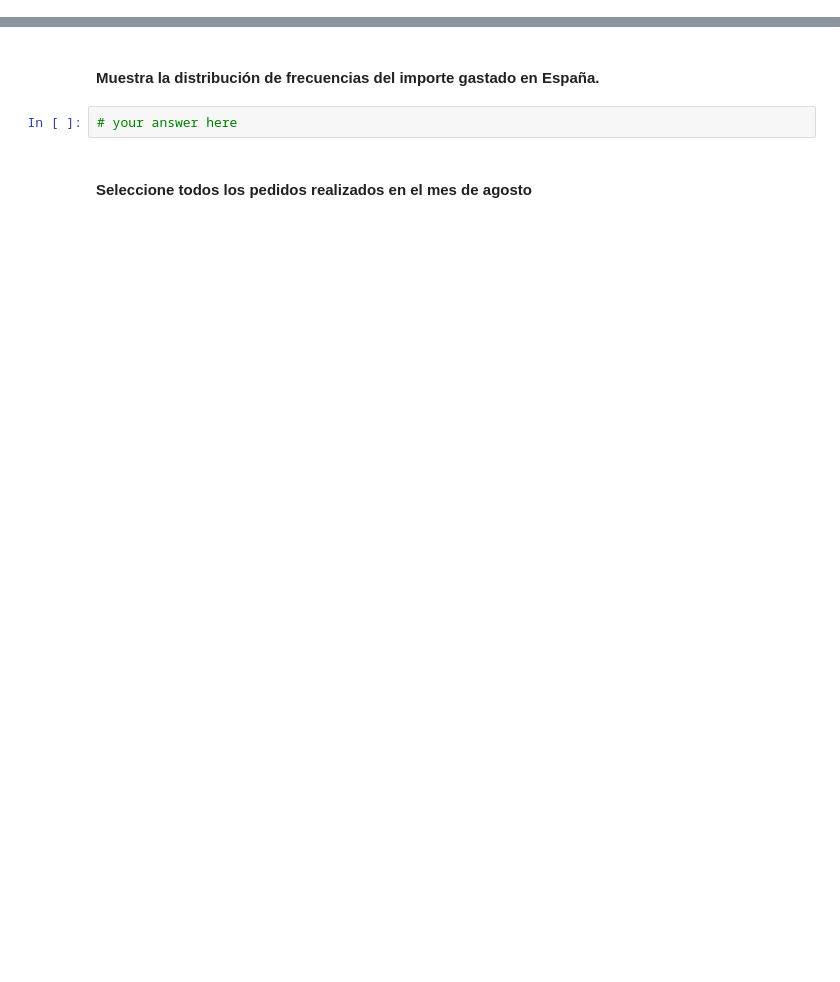
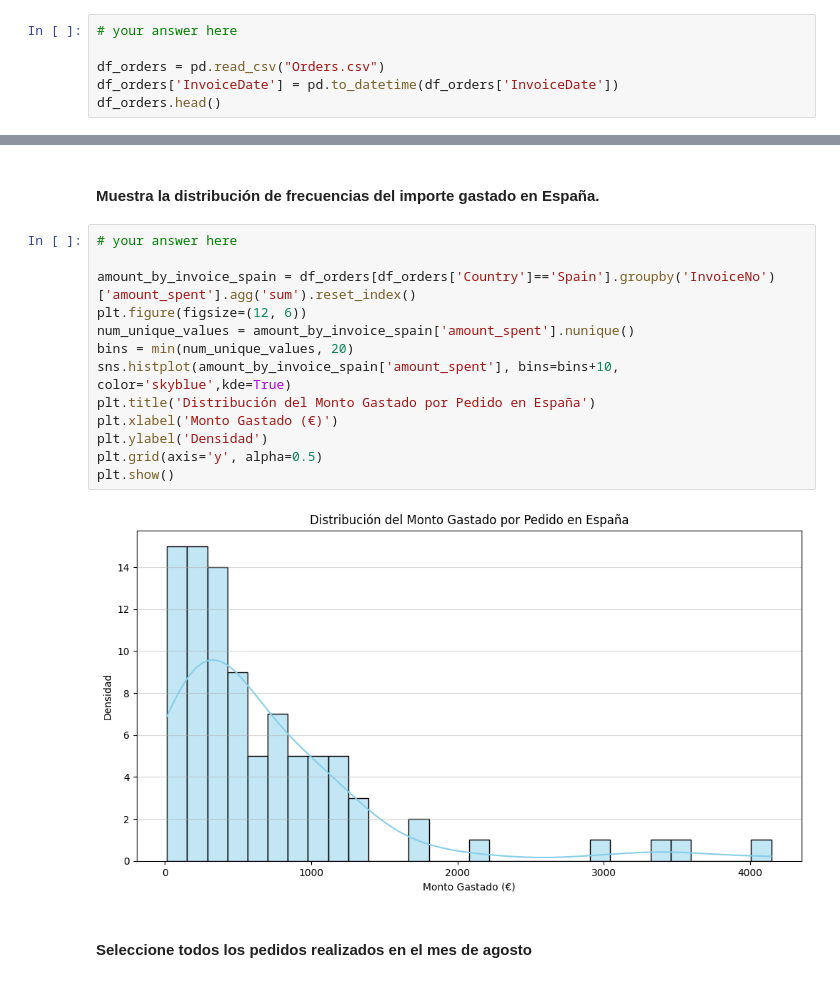
Before and after one commit to 26Ale10/19-lab-descriptive-stats-es, a Jupyter notebook: your-code/main.ipynb, the cells around one changed output, grey strips where cells are left out. Drawn from its saved outputs; the diff is of its cells as text; blank space fills up the shorter version.

```diff
--- a/your-code/main.ipynb
+++ b/your-code/main.ipynb
@@ -426,0 +426,6 @@ employee.groupby('Department').describe()
+# %%
+# your answer here
+
+df_orders = pd.read_csv("Orders.csv")
+df_orders['InvoiceDate'] = pd.to_datetime(df_orders['InvoiceDate'])
+df_orders.head()
@@ -473,7 +629,20 @@ employee.groupby('Department').describe()
 # %% [markdown]
 #### Muestra la distribución de frecuencias del importe gastado en España.
-# %%
-# your answer here
+# %%
+# your answer here
+
+amount_by_invoice_spain = df_orders[df_orders['Country']=='Spain'].groupby('InvoiceNo')['amount_spent'].agg('sum').reset_index()
+plt.figure(figsize=(12, 6))
+num_unique_values = amount_by_invoice_spain['amount_spent'].nunique()
+bins = min(num_unique_values, 20)
+sns.histplot(amount_by_invoice_spain['amount_spent'], bins=bins+10, color='skyblue',kde=True)
+plt.title('Distribución del Monto Gastado por Pedido en España')
+plt.xlabel('Monto Gastado (€)')
+plt.ylabel('Densidad')
+plt.grid(axis='y', alpha=0.5)
+plt.show()
+# %% [output]
+[figure, added]
 # %% [markdown]
 #### Seleccione todos los pedidos realizados en el mes de agosto
 # %%
```
Also changed, not shown: parts of 34 cells of this notebook.
